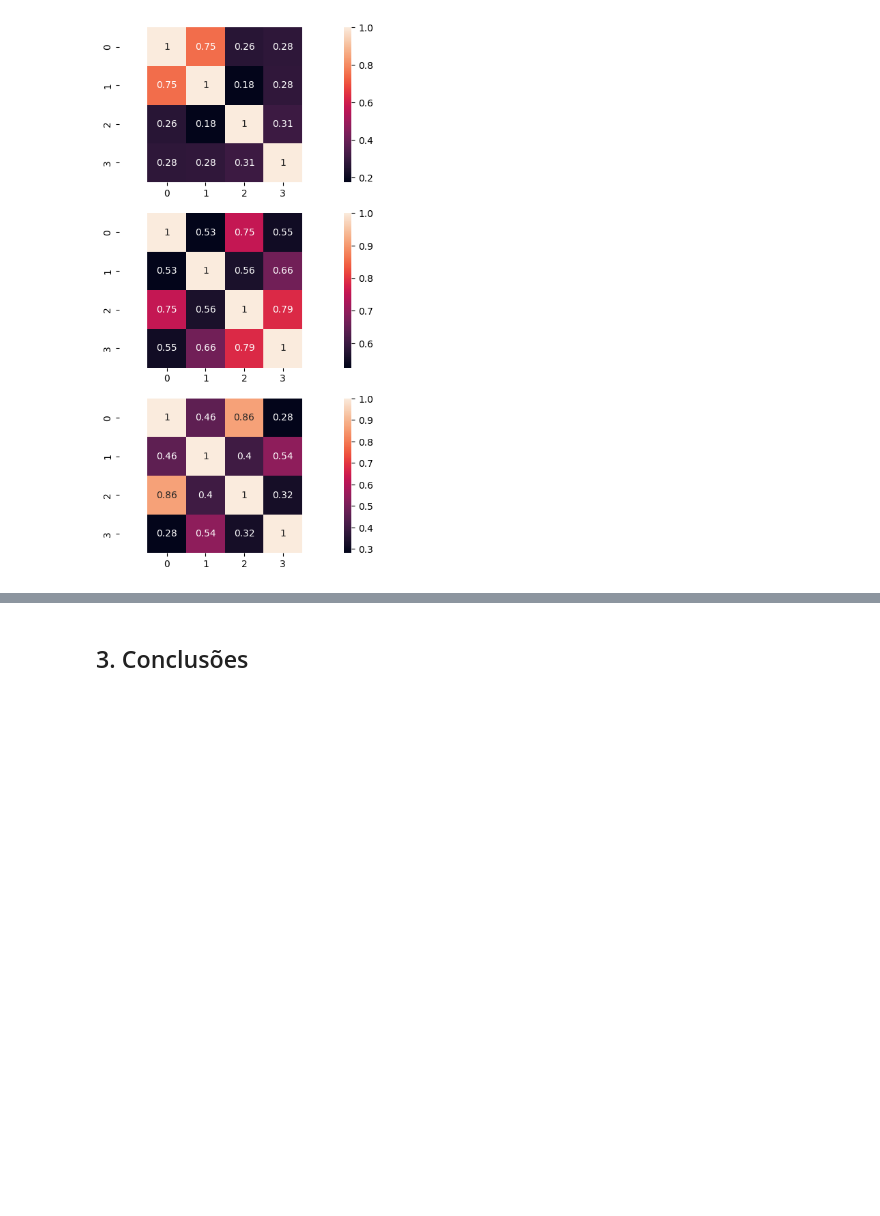
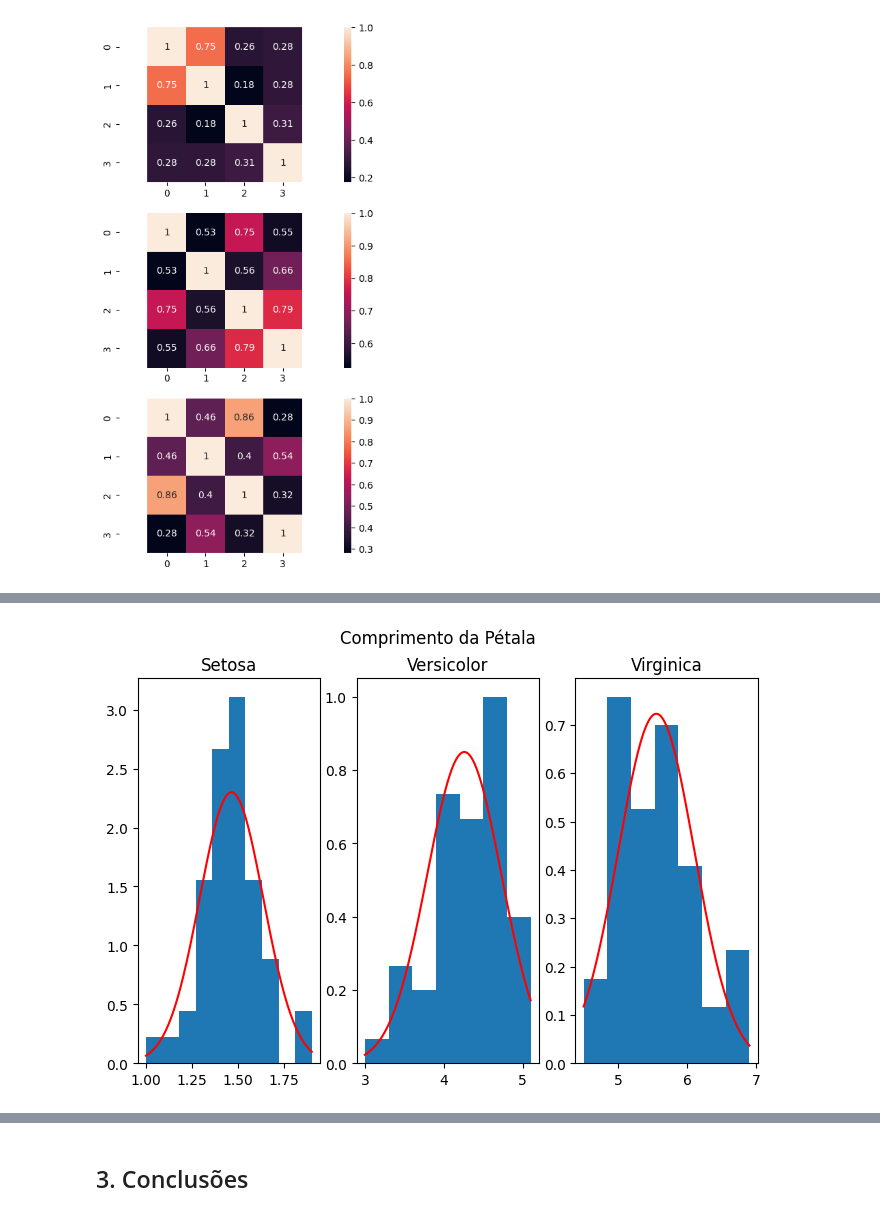
Before and after one commit to laviniacaldas/eda_iris, a Jupyter notebook: Analise_Exploratoria.ipynb, the cells around one changed output, grey strips where cells are left out. Drawn from its saved outputs; the diff is of its cells as text; code cells hidden in the pictures; blank space fills up the shorter version.

```diff
--- a/Analise_Exploratoria.ipynb
+++ b/Analise_Exploratoria.ipynb
@@ -324,0 +311,17 @@ sn.histplot(data[3][data[4] == 'Iris-virginica'], bins=16)
+# %%
+plt.figure(figsize=(8,5))
+plt.suptitle("Comprimento da Pétala")
+
+plt.subplot(131)
+plt.title('Setosa')
+histograma(setosa.iloc[:,2])
+
+plt.subplot(132)
+plt.title('Versicolor')
+histograma(versicolor.iloc[:,2])
+
+plt.subplot(133)
+plt.title('Virginica')
+histograma(virginica.iloc[:,2])
+# %% [output]
+[figure, added]
```
Also changed, not shown: parts of 11 cells of this notebook.
